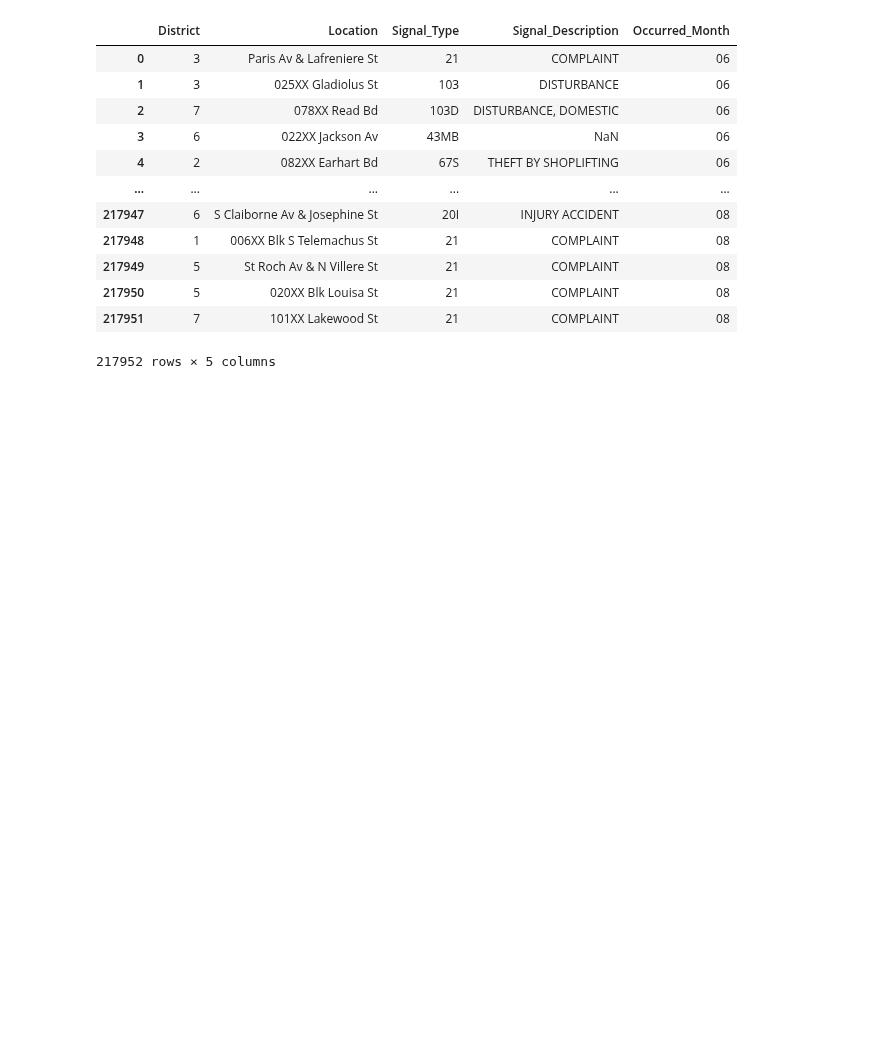
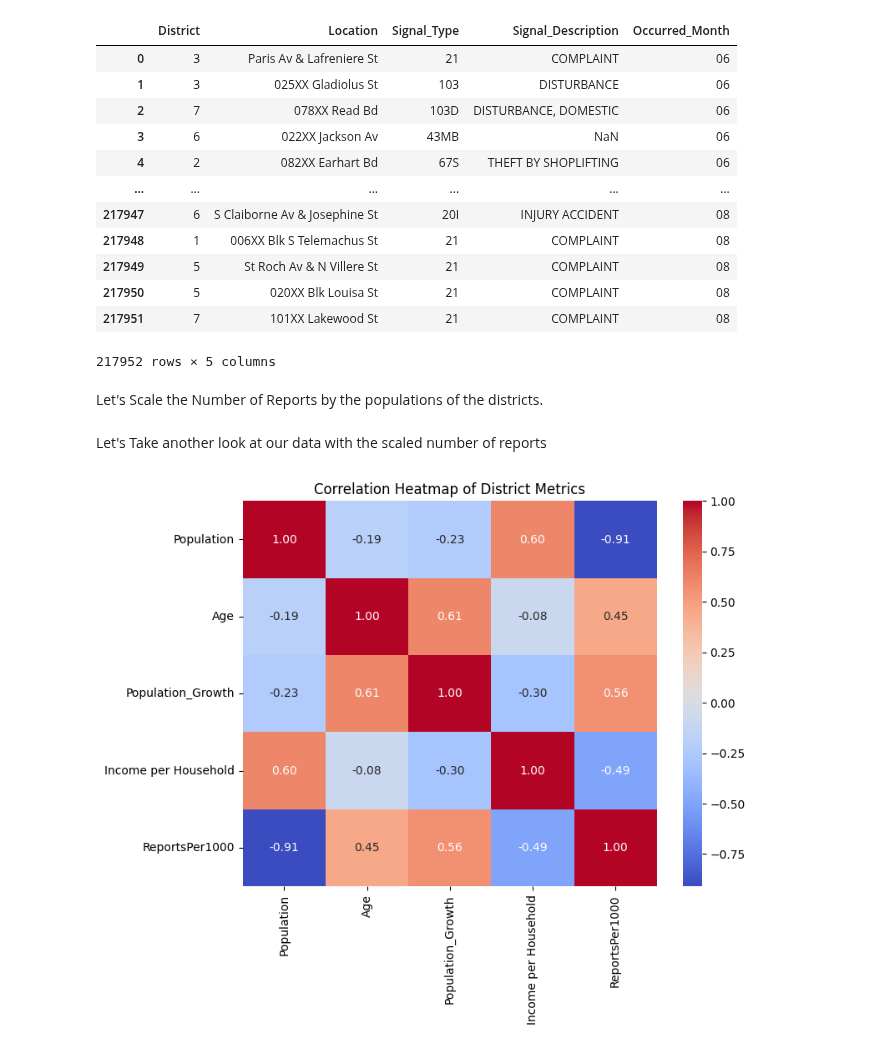
Before and after one commit to yarbschris/ds-final, a Jupyter notebook: finalProject.ipynb, the cells around one changed output. Cells and saved outputs as stored; diff of their text form; code cells hidden in the pictures; blank space fills up the shorter version.

Commit message:
Update notebook and index.html with scaled report data

```diff
--- a/finalProject.ipynb
+++ b/finalProject.ipynb
@@ -764,3 +764,16 @@ display(calls_and_reports)
 | 217950 | 5 | 020XX Blk Louisa St | 21 | COMPLAINT | 08 |
 | 217951 | 7 | 101XX Lakewood St | 21 | COMPLAINT | 08 |
 217952 rows × 5 columns
+# %% [markdown]
+Let's Scale the Number of Reports by the populations of the districts.
+# %%
+dfDistricts['ReportsPer1000'] = dfDistricts['NumReports'] / (dfDistricts['Population'] / 1000)
+# %% [markdown]
+Let's Take another look at our data with the scaled number of reports
+# %%
+plt.figure(figsize=(8,6))
+sns.heatmap(dfDistricts.drop(['District', 'NumReports'], axis=1).corr(), annot=True, cmap="coolwarm", fmt=".2f")
+plt.title("Correlation Heatmap of District Metrics")
+plt.show()
+# %% [output]
+[figure, added]
```
Also changed, not shown: 1 other file.
